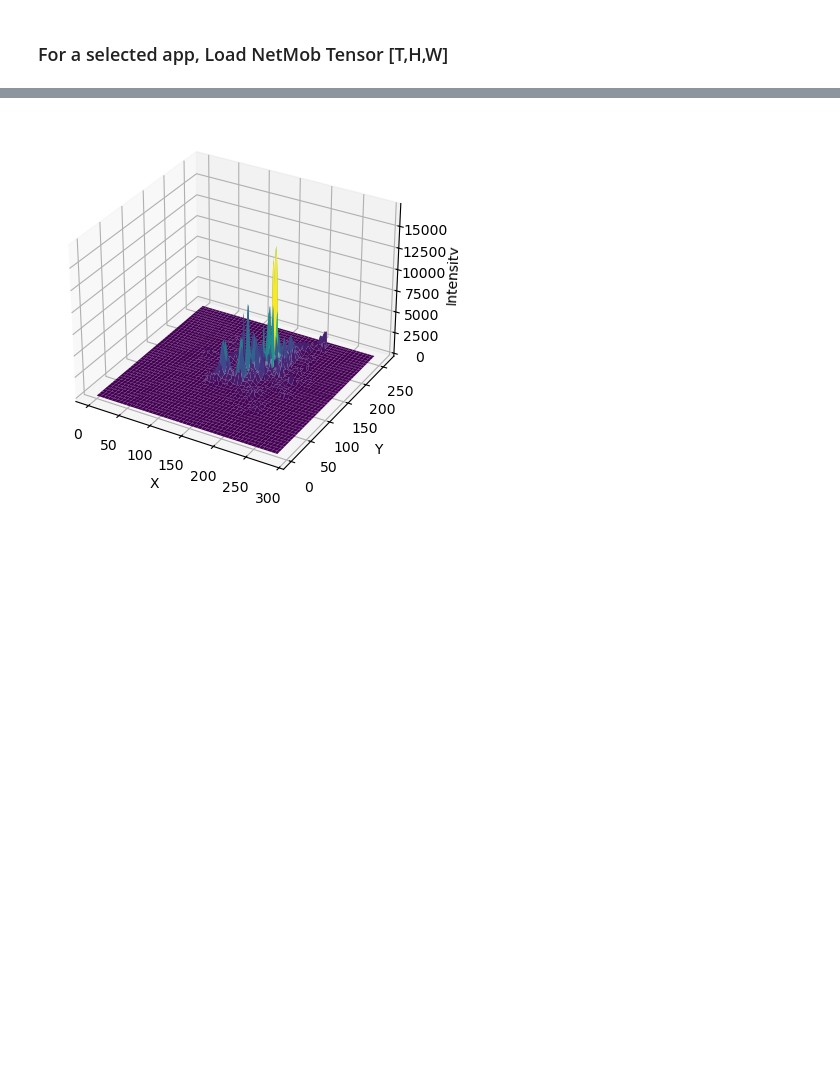
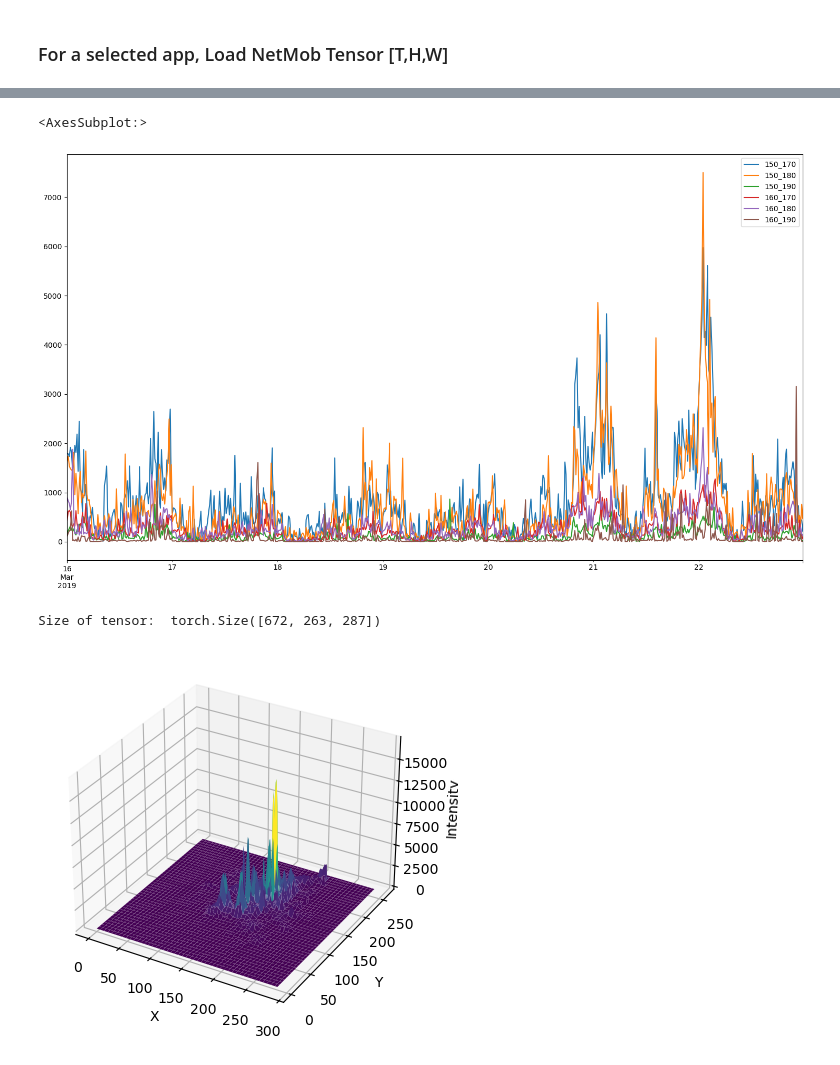
Before and after one commit to Fr-ocasting/prediction-validation, a Jupyter notebook: build_inputs/NetMob_Video.ipynb, the cells around one changed output, grey strips where cells are left out. Drawn from its saved outputs; the diff is of its cells as text; code cells hidden in the pictures; blank space fills up the shorter version.

```diff
--- a/build_inputs/NetMob_Video.ipynb
+++ b/build_inputs/NetMob_Video.ipynb
@@ -269,3 +319,62 @@ for app in selected_apps:
+# %%
+tensor_sparse = scipy.sparse.load_npz(f'{save_folder_tmps}/{app}_video_week{week}.npz')
+netmob_plot = torch.from_numpy(tensor_sparse.toarray().reshape(-1, image_dim[0], image_dim[1]))
+pd.DataFrame({'150_170': netmob_plot[:,150,170],
+              '150_180': netmob_plot[:,150,180],
+              '150_190': netmob_plot[:,150,190],
+              '160_170': netmob_plot[:,160,170],
+              '160_180': netmob_plot[:,160,180],
+              '160_190': netmob_plot[:,160,190]
+            },
+            index = pd.date_range(start='03/16/2019', end='06/1/2019', freq='15min')[:netmob_plot.size(0)]
+            ).plot(figsize = (18,10))
+# %% [output]
+<AxesSubplot:>
+[figure, added]
+# %%
+# Save Every single data:
+save_folder_tmps = '../../../../data/data_tmps'
+
+if False :
+    # Save tensor
+    for k,app in enumerate(selected_apps):
+        T_to_save = netmob_T[:,k,:,:].clone().detach()  # [T,H,W]
+        for week in range(11):
+            start,end = week*(96*7),(week+1)*(96*7)
+            T_plot = T_to_save[start:end] #[672,H,W]
+            # Convert to sparse tensor
+            tensor_sparse = scipy.sparse.csr_matrix(T_plot.numpy().reshape(-1, T_plot.size(1)*T_plot.size(2)))
+            # Save in npz format
+            scipy.sparse.save_npz(f'{save_folder_tmps}/{app}_video_week{week}.npz', tensor_sparse)
+
+            #torch.save(,f'{save_folder_tmps}/{app}_video_week{week}.pt')
+
+    # save coords and apps :
+    coords_all_lanes = {'A':coords_A, 'B':coords_B,'C':coords_C,'D':coords_D}
+
+    metadata = {'coords_all_lanes': coords_all_lanes,
+                'selected_apps': selected_apps,
+                'image_dim': [T_plot.size(1),T_plot.size(2)],
+               }
+    pickle.dump(metadata,open(f'{save_folder_tmps}/metadata.pkl','wb'))
+
+
+# Load saved tensor
+if True:
+    metadata = pickle.load(open(f'{save_folder_tmps}/metadata.pkl','rb'))
+    image_dim = metadata['image_dim']
+    selected_apps = metadata['selected_apps']
+    coords_A = metadata['coords_all_lanes']['A']
+    coords_B = metadata['coords_all_lanes']['B']
+    coords_C = metadata['coords_all_lanes']['C']
+    coords_D = metadata['coords_all_lanes']['D']
+
+    tensor_sparse = scipy.sparse.load_npz(f'{save_folder_tmps}/Deezer_video_week1.npz')
+    tensor_loaded = torch.from_numpy(tensor_sparse.toarray().reshape(-1, image_dim[0], image_dim[1]))
+    #t_test = torch.load(f'{save_folder_tmps}/Deezer_video_week1.pt', weights_only=True)
+    print('Size of tensor: ',tensor_loaded.size())
+# %% [output]
+Size of tensor:  torch.Size([672, 263, 287])
 # %%
 plot_3d_intensity(netmob_T[8*4,:,:])
 # %% [output]
```
Also changed, not shown: parts of 2 cells of this notebook, 9 other files.
